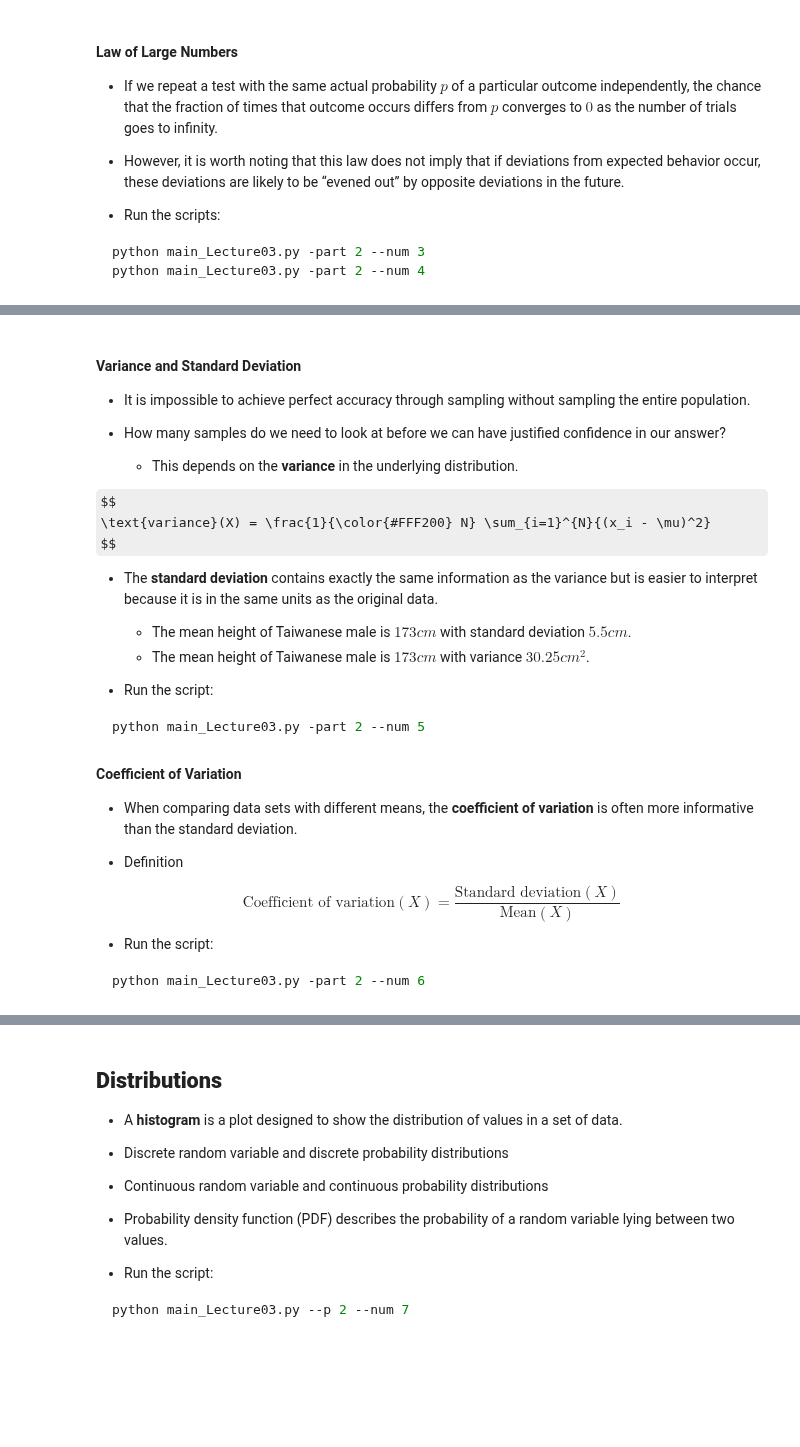
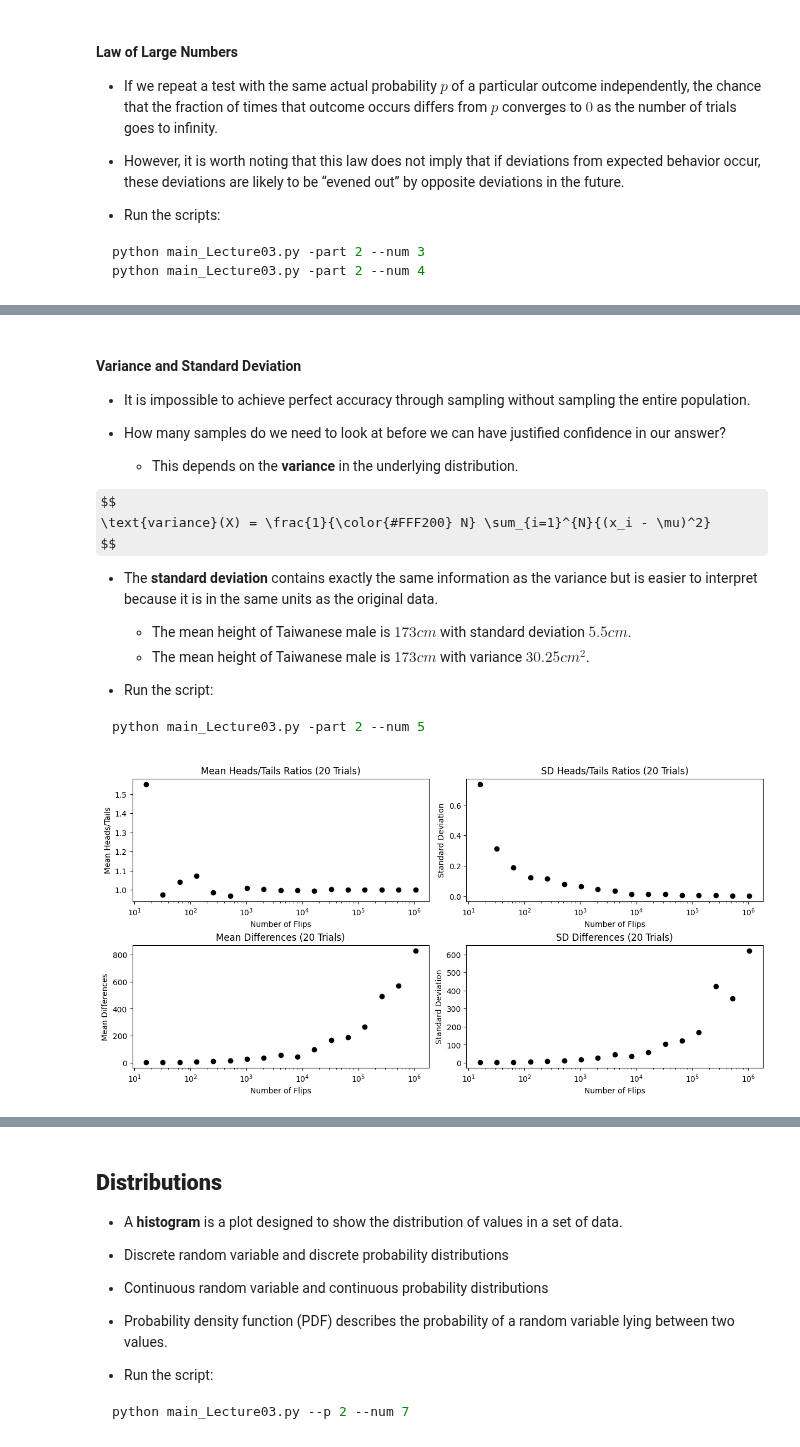
Before and after one commit to bruce88617/nycudopcs_advanced, a Jupyter notebook: Lectures/Lecture03/Lecture03.ipynb, the cells around one changed output, grey strips where cells are left out. Saved outputs shown, nothing was run; the diff lists cells and outputs as text; code cells hidden in the pictures; some formulas as TeX source; blank space fills up the shorter version.

Commit message:
Update Lecture03

````diff
--- a/Lectures/Lecture03/Lecture03.ipynb
+++ b/Lectures/Lecture03/Lecture03.ipynb
@@ -305,19 +305,9 @@ $$
 ```bash
 python main_Lecture03.py -part 2 --num 5
 ```
-
-#### Coefficient of Variation
-
-- When comparing data sets with different means, the **coefficient of variation** is often more informative than the standard deviation.
-
-- Definition
-
-$$
-\text{Coefficient of variation}(X) = \frac{\text{Standard deviation}(X)}{\text{Mean}(X)}
-$$
-
-- Run the script:
-
-```bash
-python main_Lecture03.py -part 2 --num 6
-```
+# %%
+from scripts.part2.testFuncs import test5
+
+test5(minExp=4, maxExp=20, numTrials=20)
+# %% [output]
+[figure, added]
````
Also changed, not shown: parts of 12 cells of this notebook, 1 other file.
